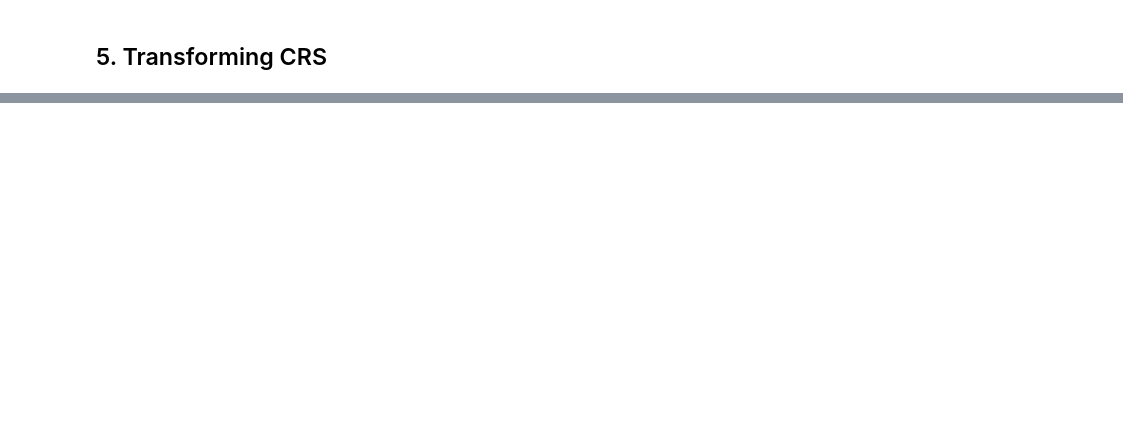
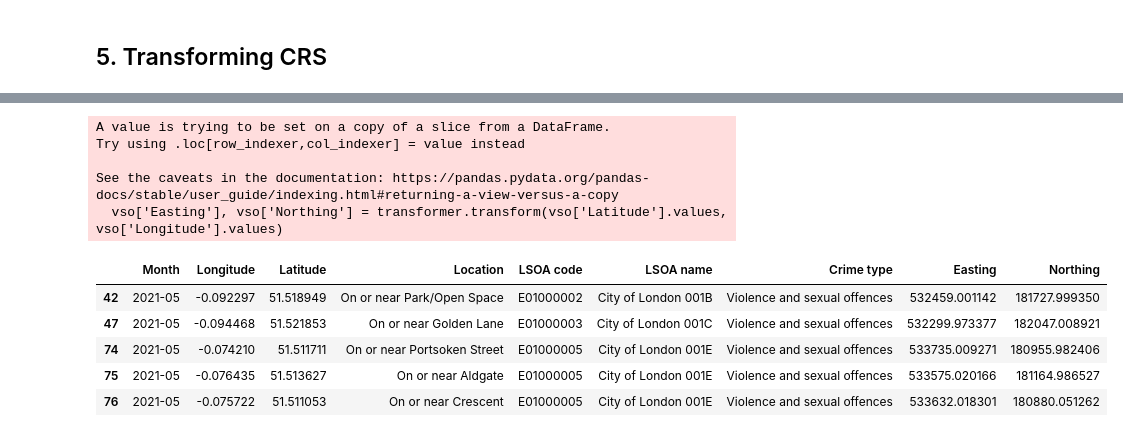
Before and after one commit to AlinZohari/STDM, a Jupyter notebook: stdm_crime.ipynb, the cells around one changed output, grey strips where cells are left out. Cells and saved outputs as stored; diff of their text form; code cells hidden in the pictures; blank space fills up the shorter version.

Commit message:
exporting the LSOA and the VSO

```diff
--- a/stdm_crime.ipynb
+++ b/stdm_crime.ipynb
@@ -229,0 +237,5 @@ Datum: Ordnance Survey of Great Britain 1936
+# %%
+#latlong to easting/northing - making the transformer
+from pyproj import crs
+from pyproj import Transformer
+transformer = Transformer.from_crs('EPSG:4326', 'EPSG:27700')
@@ -229,0 +258,15 @@ Datum: Ordnance Survey of Great Britain 1936
+# %%
+vso['Easting'], vso['Northing'] = transformer.transform(vso['Latitude'].values, vso['Longitude'].values)
+vso.head()
+# %% [output]
+A value is trying to be set on a copy of a slice from a DataFrame.
+Try using .loc[row_indexer,col_indexer] = value instead
+
+See the caveats in the documentation: https://pandas.pydata.org/pandas-docs/stable/user_guide/indexing.html#returning-a-view-versus-a-copy
+  vso['Easting'], vso['Northing'] = transformer.transform(vso['Latitude'].values, vso['Longitude'].values)
+|  | Month | Longitude | Latitude | Location | LSOA code | LSOA name | Crime type | Easting | Northing |
+| 42 | 2021-05 | -0.092297 | 51.518949 | On or near Park/Open Space | E01000002 | City of London 001B | Violence and sexual offences | 532459.001142 | 181727.999350 |
+| 47 | 2021-05 | -0.094468 | 51.521853 | On or near Golden Lane | E01000003 | City of London 001C | Violence and sexual offences | 532299.973377 | 182047.008921 |
+| 74 | 2021-05 | -0.074210 | 51.511711 | On or near Portsoken Street | E01000005 | City of London 001E | Violence and sexual offences | 533735.009271 | 180955.982406 |
+| 75 | 2021-05 | -0.076435 | 51.513627 | On or near Aldgate | E01000005 | City of London 001E | Violence and sexual offences | 533575.020166 | 181164.986527 |
+| 76 | 2021-05 | -0.075722 | 51.511053 | On or near Crescent | E01000005 | City of London 001E | Violence and sexual offences | 533632.018301 | 180880.051262 |
```
Also changed, not shown: parts of 6 cells of this notebook, 6 other files.
